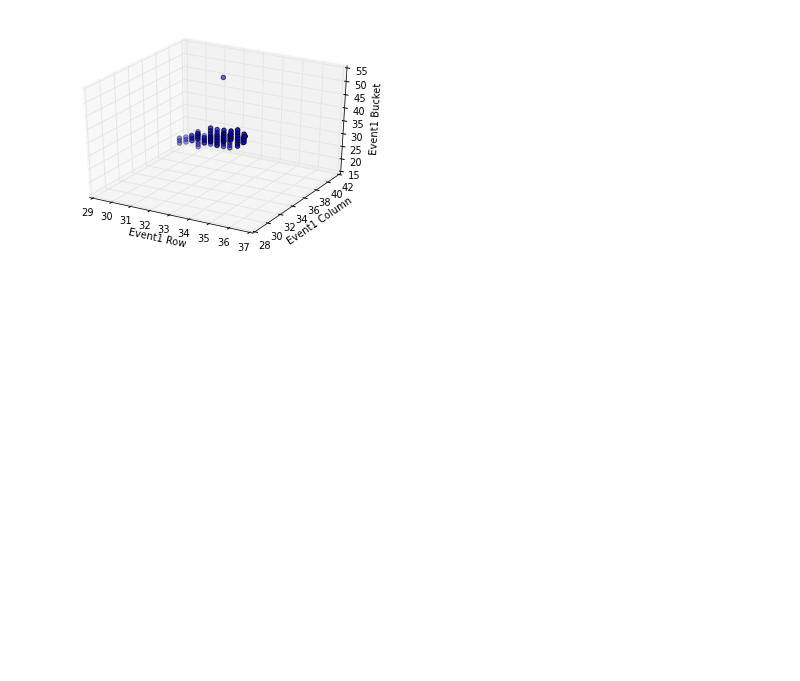
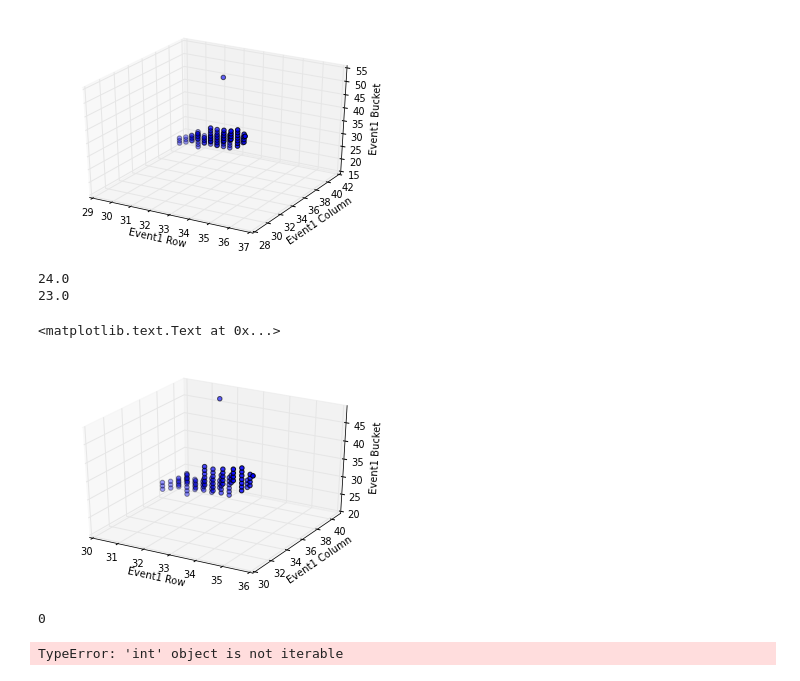
Before and after one commit to gjing/PHYS202-S13, a Jupyter notebook: Project/project4.ipynb, the cells around one changed output. Cells and saved outputs as stored; diff of their text form; code cells hidden in the pictures; blank space fills up the shorter version.

Commit message:
checkpoint 2

```diff
--- a/Project/project4.ipynb
+++ b/Project/project4.ipynb
@@ -59,0 +67,35 @@ ax.set_zlabel('Event1 Bucket')
+# %%
+data = open("niffte_data.txt").readlines()
+joe = Voxel(data[2])
+bob = Voxel(data[3])
+print bob.bucket
+print joe.bucket
+# %% [output]
+24.0
+23.0
+# %%
+#trying checkpoint 1 again
+events = []
+event1 = data[1:99]
+for event in event1:
+    v = Voxel(event)
+    events.append(v)
+import math
+import numpy as np
+from mpl_toolkits.mplot3d import Axes3D
+fig = figure()
+ax = fig.gca(projection='3d')
+event1Row = []
+event1Col = []
+event1Buc = []
+for voxel in events:
+    event1Row.append(voxel.row)
+    event1Col.append(voxel.column)
+    event1Buc.append(voxel.bucket)
+p = ax.scatter(event1Row,event1Col,event1Buc)
+ax.set_xlabel('Event1 Row')
+ax.set_ylabel('Event1 Column')
+ax.set_zlabel('Event1 Bucket')
+# %% [output]
+<matplotlib.text.Text at 0x...>
+[figure, added]
@@ -59,0 +109,9 @@ ax.set_zlabel('Event1 Bucket')
+# %%
+print getEvent(niffte,1)
+# %% [output]
+0
+# %%
+#sorting by ADC
+SortedEvent = sorted(getEvent(niffte,0), key=lambda Voxel: Voxel.ADC)[::-1]
+# %% [output]
+TypeError: 'int' object is not iterable
```
Also changed, not shown: parts of 6 cells of this notebook, 1 other file.
